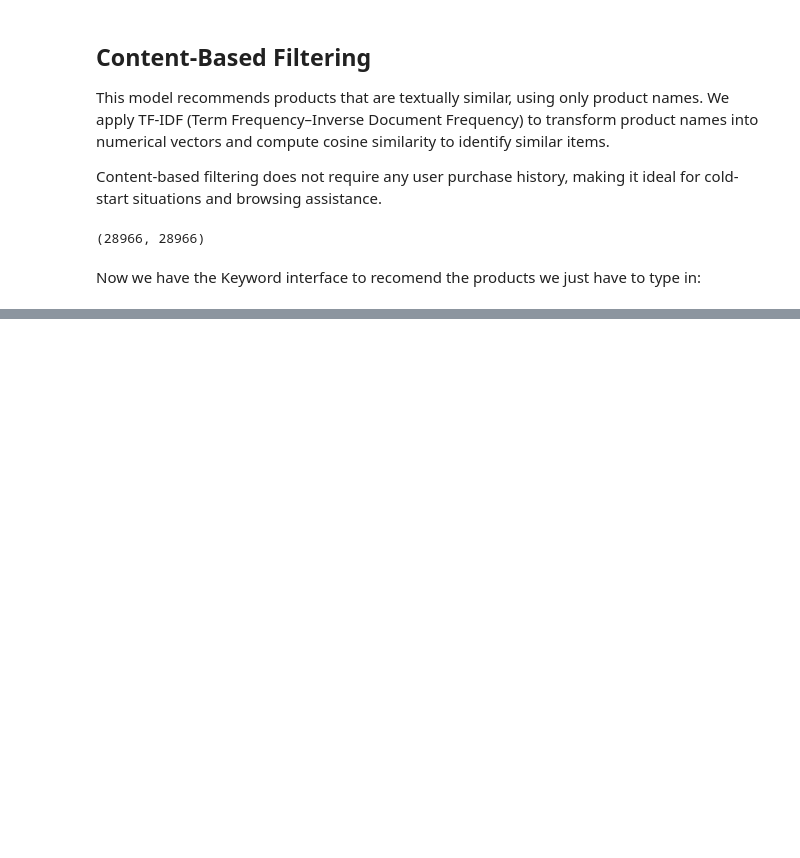
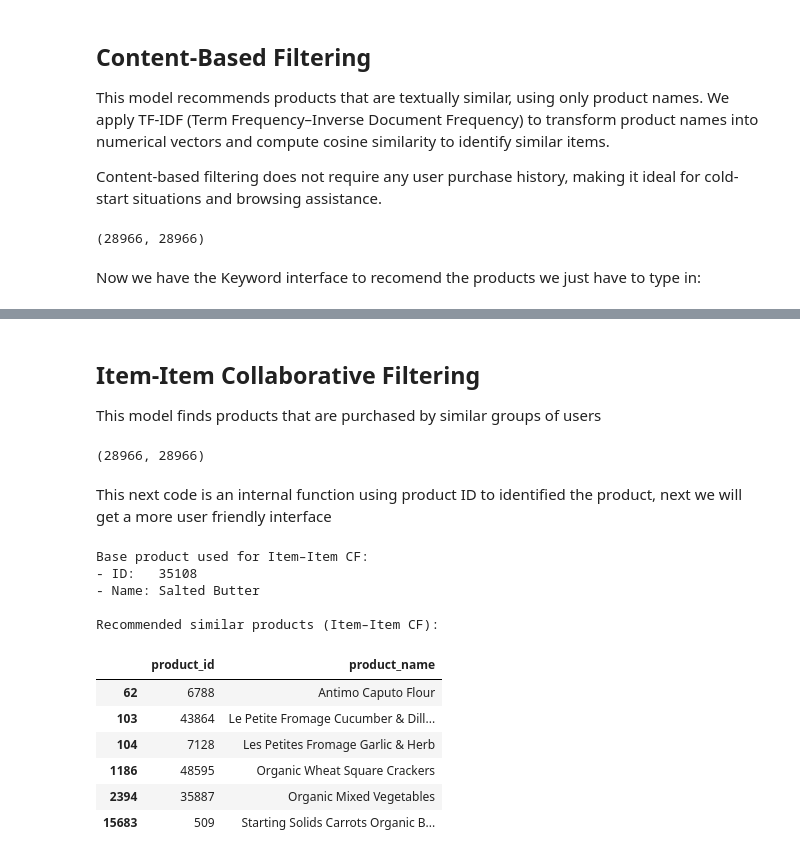
Before and after one commit to Blastronauta/CA2-Semester-2-ML-DV-integrated, a Jupyter notebook: MLBus_HDipData_CA2_KTamayo_Feb25.ipynb, the cells around one changed output, grey strips where cells are left out. Cells and saved outputs as stored; diff of their text form; code cells hidden in the pictures; blank space fills up the shorter version.

```diff
--- a/MLBus_HDipData_CA2_KTamayo_Feb25.ipynb
+++ b/MLBus_HDipData_CA2_KTamayo_Feb25.ipynb
@@ -685,0 +694,22 @@ Recommended similar products:
+# %% [markdown]
+Item-Item Collaborative Filtering
+---
+This model finds products that are purchased by similar groups of users
+# %%
+# Transpose: products x users
+item_user_matrix = user_item_matrix.T
+
+# Compute cosine similarity between items
+item_item_sim = cosine_similarity(item_user_matrix)
+
+item_item_sim.shape
+# %% [output]
+(28966, 28966)
+# %%
+# Map product_id -> matrix row
+item_index = pd.Series(range(len(item_user_matrix.index)), index=item_user_matrix.index)
+
+# Map matrix row -> product_id
+index_to_item = pd.Series(item_user_matrix.index, index=range(len(item_user_matrix.index)))
+# %% [markdown]
+This next code is an internal function using product ID to identified the product, next we will get a more user friendly interface
@@ -685,0 +740,46 @@ Recommended similar products:
+# %%
+def recommend_item_item_by_name(keyword, n=5):
+    """
+    Public function: Item–Item CF using a product name keyword.
+
+    1. Search for products whose names contain the keyword.
+    2. Pick the first match as the base product.
+    3. Use item–item collaborative filtering to recommend similar items.
+    """
+    if not keyword or not isinstance(keyword, str):
+        print("Please provide a non-empty keyword (e.g., 'Salted Butter', 'milk').")
+        return None
+
+    # Find matching products by name (case-insensitive)
+    matches = products_small[products_small['product_name'].str.contains(keyword, case=False, na=False)]
+
+    if matches.empty:
+        print(f"No products found containing '{keyword}'. Try another term.")
+        return None
+
+    # Choose the first match (you could later refine this to pick the most popular)
+    base_product = matches.iloc[0]
+    base_id = base_product['product_id']
+
+    print("Base product used for Item–Item CF:")
+    print(f"- ID:   {base_id}")
+    print(f"- Name: {base_product['product_name']}\n")
+
+    recs = _recommend_item_item_by_id(base_id, n=n)
+    print("Recommended similar products (Item–Item CF):\n")
+    return recs
+# %%
+recommend_item_item_by_name("Salted Butter", n=6)
+# %% [output]
+Base product used for Item–Item CF:
+- ID:   35108
+- Name: Salted Butter
+
+Recommended similar products (Item–Item CF):
+|  | product_id | product_name |
+| 62 | 6788 | Antimo Caputo Flour |
+| 103 | 43864 | Le Petite Fromage Cucumber & Dill... |
+| 104 | 7128 | Les Petites Fromage Garlic & Herb |
+| 1186 | 48595 | Organic Wheat Square Crackers |
+| 2394 | 35887 | Organic Mixed Vegetables |
+| 15683 | 509 | Starting Solids Carrots Organic B... |
```
Also changed, not shown: parts of 12 cells of this notebook.
